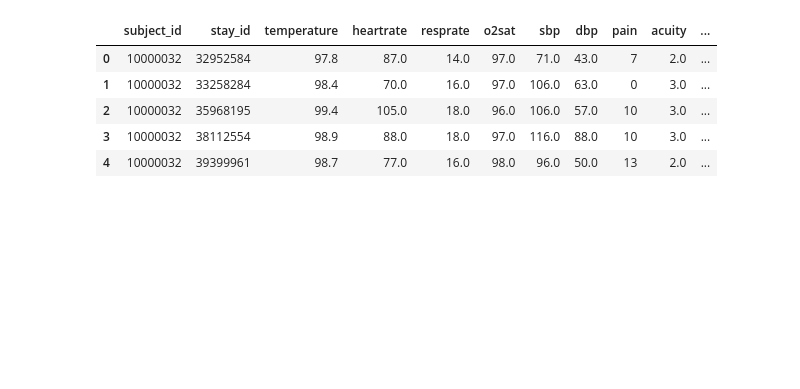
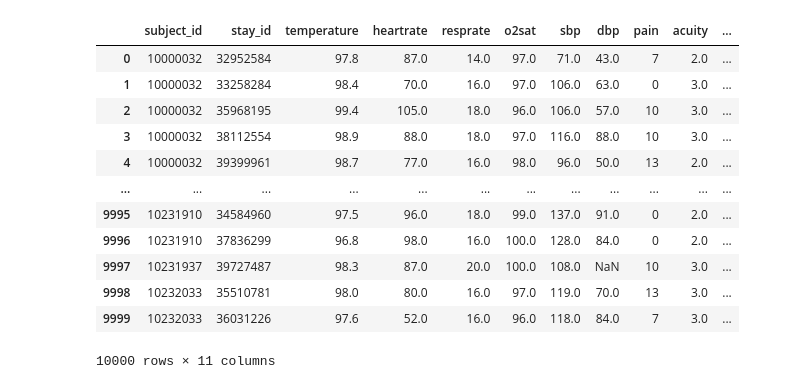
Before and after one commit to kamilah2520/cardiac-output-model, a Jupyter notebook: code/DataExtraction.ipynb, the cells around one changed output. Saved outputs shown, nothing was run; the diff lists cells and outputs as text; code cells hidden in the pictures; blank space fills up the shorter version.

```diff
--- a/code/DataExtraction.ipynb
+++ b/code/DataExtraction.ipynb
@@ -1,21 +1,31 @@
 # %%
 import pandas as pd
 import os
 import sys
+import numpy as np
 #import helper
 #import dataset_path
 #from helpers import *
 from sklearn.impute import SimpleImputer
 #from dataset_path import output_path,mimic_iv_path
 #path = output_path
 path = '../mimic-iv-ed/mimic-iv-ed-2.0/2.0/ed/triage.csv.gz'
 df_master = pd.read_csv(os.path.join(path))
-pd.set_option('display.max_columns', 200)
-df_master.head()
+pd.set_option('display.max_columns', 100)
+
+df_master.head(10000)
+#print(df_master)
 # %% [output]
 |  | subject_id | stay_id | temperature | heartrate | resprate | o2sat | sbp | dbp | pain | acuity | ... |
 | 0 | 10000032 | 32952584 | 97.8 | 87.0 | 14.0 | 97.0 | 71.0 | 43.0 | 7 | 2.0 | ... |
 | 1 | 10000032 | 33258284 | 98.4 | 70.0 | 16.0 | 97.0 | 106.0 | 63.0 | 0 | 3.0 | ... |
 | 2 | 10000032 | 35968195 | 99.4 | 105.0 | 18.0 | 96.0 | 106.0 | 57.0 | 10 | 3.0 | ... |
 | 3 | 10000032 | 38112554 | 98.9 | 88.0 | 18.0 | 97.0 | 116.0 | 88.0 | 10 | 3.0 | ... |
 | 4 | 10000032 | 39399961 | 98.7 | 77.0 | 16.0 | 98.0 | 96.0 | 50.0 | 13 | 2.0 | ... |
+| ... | ... | ... | ... | ... | ... | ... | ... | ... | ... | ... | ... |
+| 9995 | 10231910 | 34584960 | 97.5 | 96.0 | 18.0 | 99.0 | 137.0 | 91.0 | 0 | 2.0 | ... |
+| 9996 | 10231910 | 37836299 | 96.8 | 98.0 | 16.0 | 100.0 | 128.0 | 84.0 | 0 | 2.0 | ... |
+| 9997 | 10231937 | 39727487 | 98.3 | 87.0 | 20.0 | 100.0 | 108.0 | NaN | 10 | 3.0 | ... |
+| 9998 | 10232033 | 35510781 | 98.0 | 80.0 | 16.0 | 97.0 | 119.0 | 70.0 | 13 | 3.0 | ... |
+| 9999 | 10232033 | 36031226 | 97.6 | 52.0 | 16.0 | 96.0 | 118.0 | 84.0 | 7 | 3.0 | ... |
+10000 rows × 11 columns
```
Also changed, not shown: parts of 3 cells of this notebook, 5 other files.
